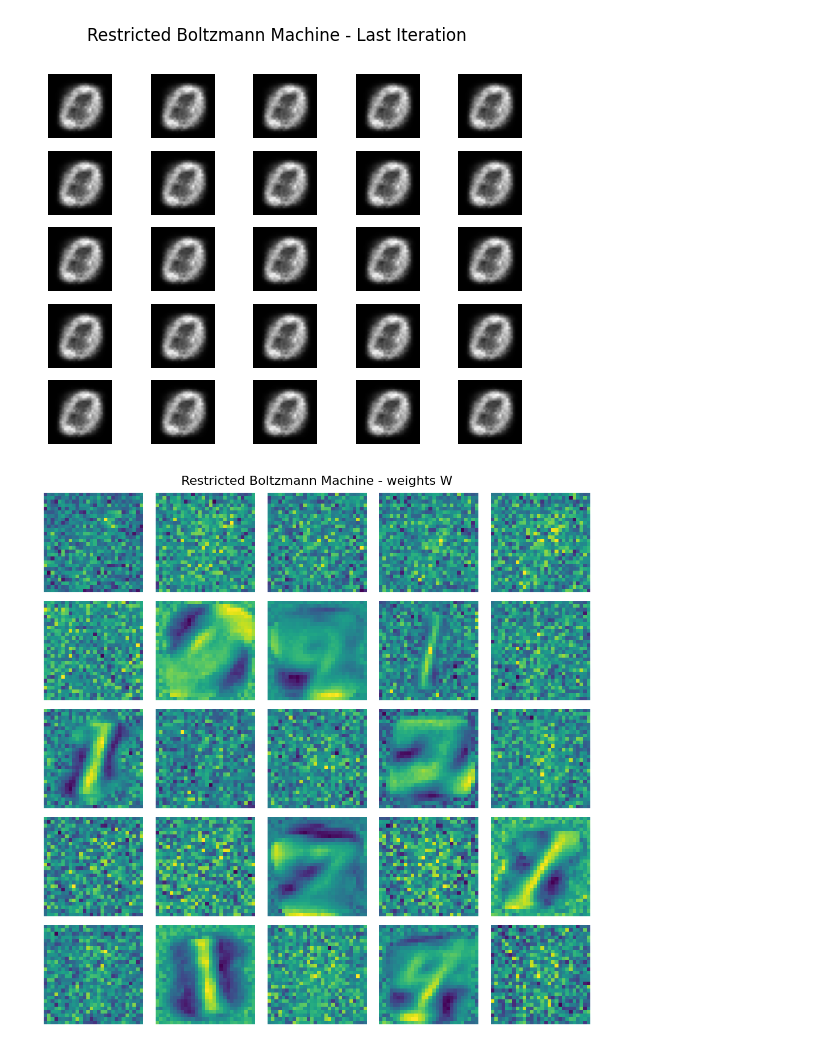
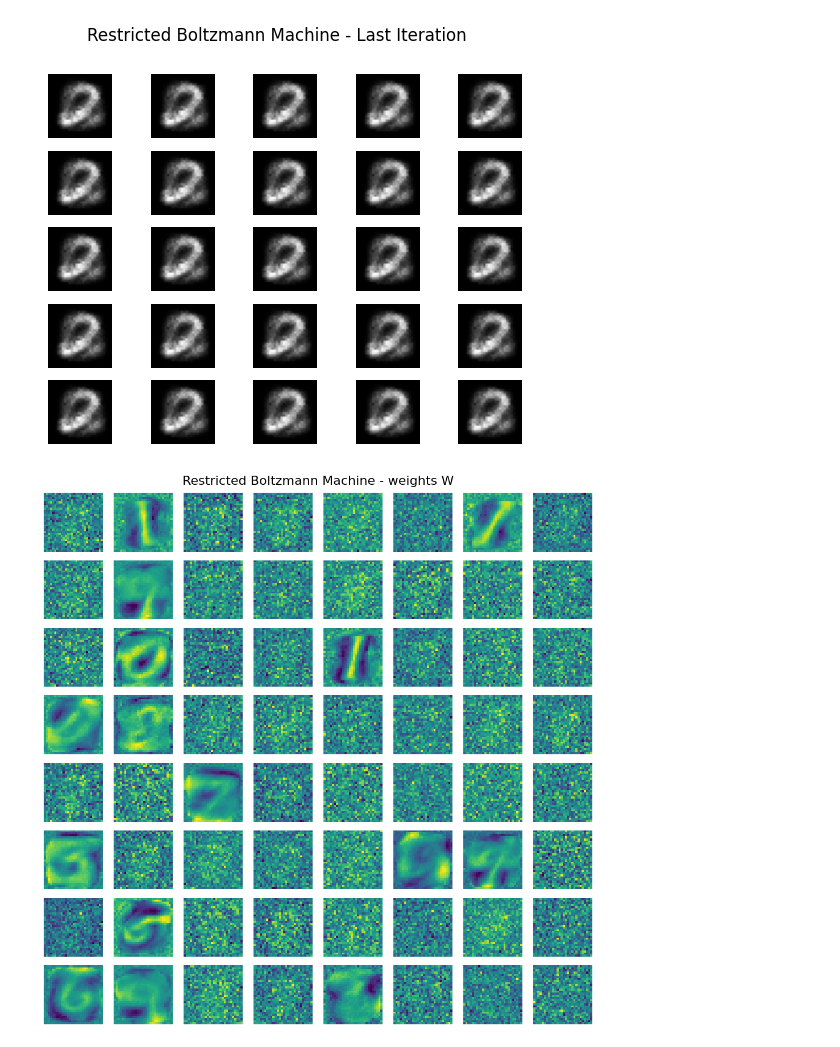
Before and after one commit to w-wojtak/learning_algos, a Jupyter notebook: restricted_boltzmann_machine.ipynb, the cells around one changed output. Drawn from its saved outputs; the diff is of its cells as text; code cells hidden in the pictures.

Commit message:
fixed plots

```diff
--- a/restricted_boltzmann_machine.ipynb
+++ b/restricted_boltzmann_machine.ipynb
@@ -66,9 +81,7 @@ class RBM():
 
         # Negative phase
         negative_visible = torch.sigmoid(torch.mm(hidden_states.type(torch.float32), self.W.t()) + self.b)
-        # print(((negative_visible > 0.5).sum().item()/negative_visible.numel())* 100)
         negative_visible = self._sample(negative_visible)
-        # print(negative_visible.type(torch.float32))
         negative_hidden = torch.sigmoid(torch.mm(negative_visible.type(torch.float32), self.W) + self.a)
         negative_associations = torch.mm(negative_visible.type(torch.float32).t(), negative_hidden)
 
@@ -81,10 +94,10 @@ class RBM():
       self.training_errors.append(torch.mean(torch.Tensor(batch_errors)))
 
       # Reconstruct a batch of images from the training set
-      idx = np.random.choice(range(784), 64)
+      idx = np.random.choice(range(784), train_loader.batch_size)
 
       # Initialize an empty tensor to store the combined result
-      selected_examples = torch.empty(64, 1, 28, 28)
+      selected_examples = torch.empty(train_loader.batch_size, 1, 28, 28)
 
       # Loop over the indices and combine the tensors
       for i, index in enumerate(idx):
@@ -93,9 +106,9 @@ class RBM():
 
       self.training_reconstructions.append(self.reconstruct(selected_examples))
 # %%
-n_epochs = 50     # number of epochs
+n_epochs = 150     # number of epochs
 lr = 0.05         # learning rate
-n_hid = 32       # number of neurons in the hidden layer
+n_hid = 64       # number of neurons in the hidden layer
 n_vis = 784       # number of neurons in the visible layer (=input size)
 
 rbm = RBM(n_hid, n_vis, train_loader, learning_rate=lr, n_iterations=n_epochs)
@@ -154,25 +174,25 @@ for i in range(5):
 plt.show()
 plt.close()
 # %% [output]
-[figure, old version]
+[figure, new version]
 # %%
 # see also https://github.com/bacnguyencong/rbm-pytorch/blob/master/Notebook.ipynb
 # %%
-num_fig = 25
-num_rows = 5
-num_cols = 5
+num_fig = 64
+num_rows = 8
+num_cols = 8
 
 fig, axs = plt.subplots(num_rows, num_cols, figsize=(10, 10))
 plt.suptitle("Restricted Boltzmann Machine - weights W", fontsize=16)
 
 for i in range(num_fig):
     row = i // num_cols
     col = i % num_cols
     axs[row, col].imshow(rbm.W[:, i].reshape((28, 28)))
     axs[row, col].axis('off')
 
 plt.tight_layout()
 plt.show()
 plt.close()
 # %% [output]
-[figure, old version]
+[figure, new version]
```
Also changed, not shown: parts of 5 cells of this notebook.
